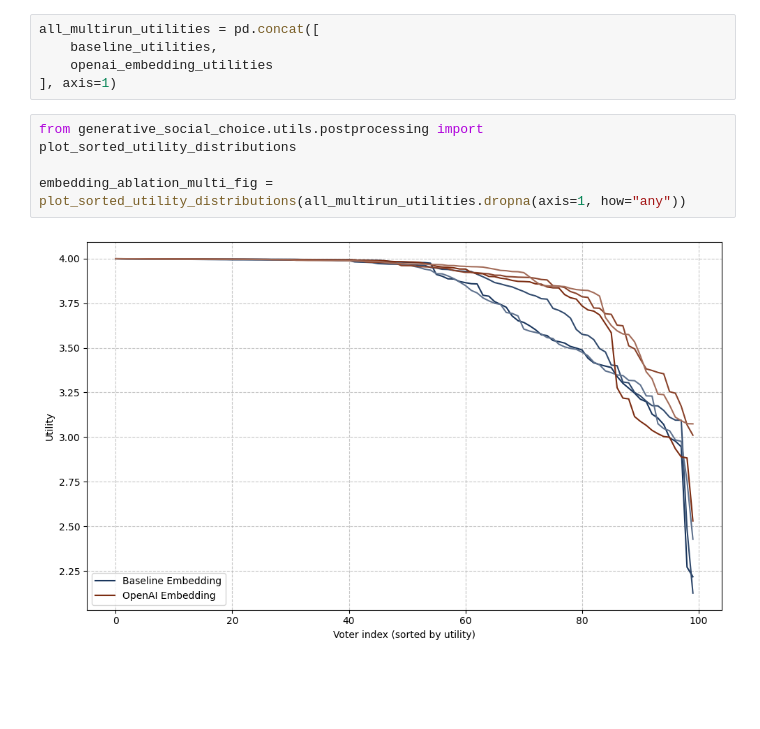
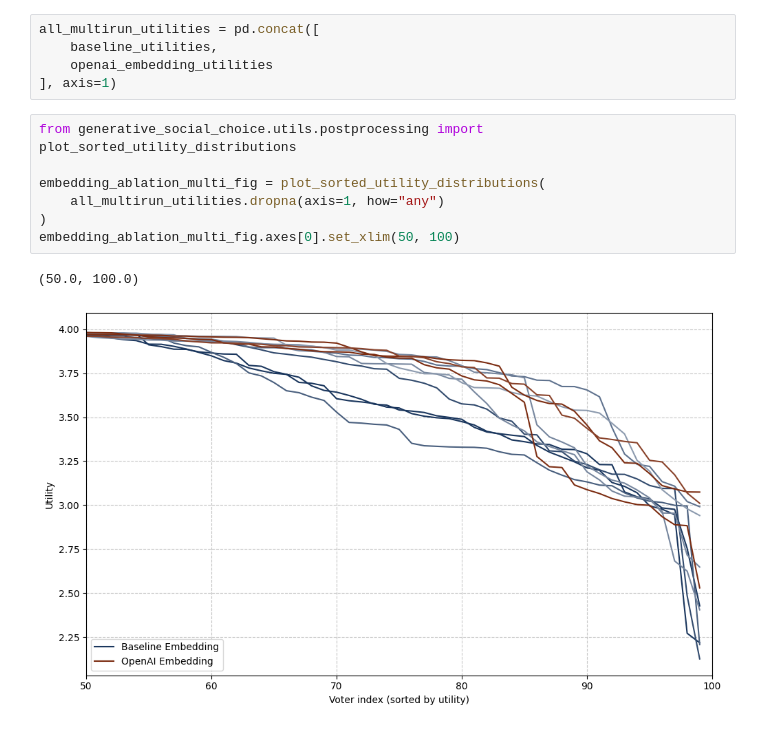
Before and after one commit to aaron-sandoval/generative_social_choice, a Jupyter notebook: generative_social_choice/plots/ablation_embeddings.ipynb, the cells around one changed output. Cells and saved outputs as stored; diff of their text form; blank space fills up the shorter version.

```diff
--- a/generative_social_choice/plots/ablation_embeddings.ipynb
+++ b/generative_social_choice/plots/ablation_embeddings.ipynb
@@ -141,6 +141,10 @@ all_multirun_utilities = pd.concat([
 # %%
 from generative_social_choice.utils.postprocessing import plot_sorted_utility_distributions
 
-embedding_ablation_multi_fig = plot_sorted_utility_distributions(all_multirun_utilities.dropna(axis=1, how="any"))
+embedding_ablation_multi_fig = plot_sorted_utility_distributions(
+    all_multirun_utilities.dropna(axis=1, how="any")
+)
+embedding_ablation_multi_fig.axes[0].set_xlim(50, 100)
 # %% [output]
+(50.0, 100.0)
-[figure, old version]
+[figure, new version]
```
Also changed, not shown: parts of 4 cells of this notebook, 1 other file.
